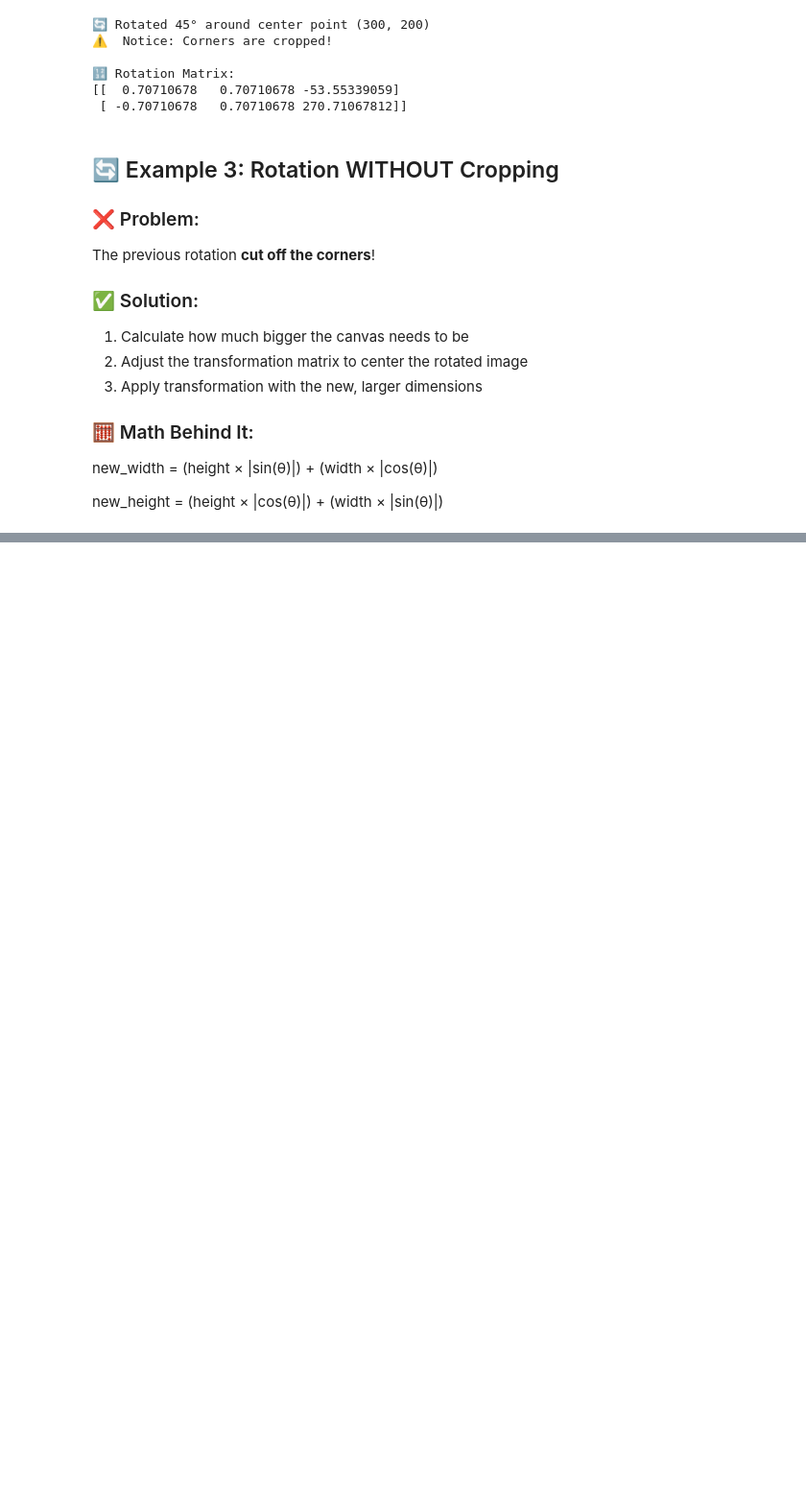
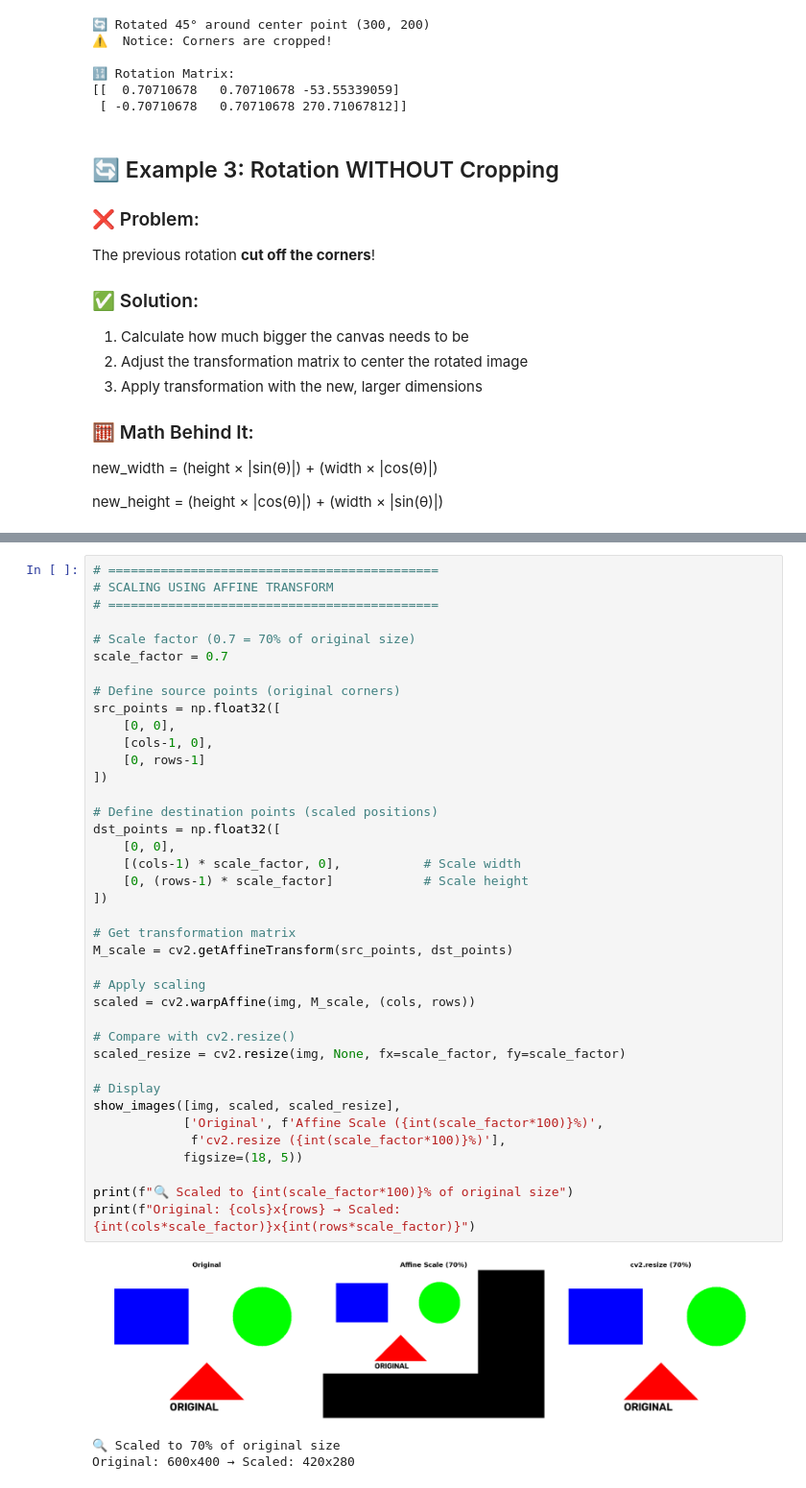
Before and after one commit to Intelli2Byte/OpenCV-practice-projects, a Jupyter notebook: 5thdaycv.ipynb, the cells around one changed output, grey strips where cells are left out. Shown at 96% size. Saved outputs shown, nothing was run; the diff lists cells and outputs as text; blank space fills up the shorter version.

```diff
--- a/5thdaycv.ipynb
+++ b/5thdaycv.ipynb
@@ -292,0 +451,43 @@ new_height = (height × |cos(θ)|) + (width × |sin(θ)|)
+# %%
+# ============================================
+# SCALING USING AFFINE TRANSFORM
+# ============================================
+
+# Scale factor (0.7 = 70% of original size)
+scale_factor = 0.7
+
+# Define source points (original corners)
+src_points = np.float32([
+    [0, 0],
+    [cols-1, 0],
+    [0, rows-1]
+])
+
+# Define destination points (scaled positions)
+dst_points = np.float32([
+    [0, 0],
+    [(cols-1) * scale_factor, 0],           # Scale width
+    [0, (rows-1) * scale_factor]            # Scale height
+])
+
+# Get transformation matrix
+M_scale = cv2.getAffineTransform(src_points, dst_points)
+
+# Apply scaling
+scaled = cv2.warpAffine(img, M_scale, (cols, rows))
+
+# Compare with cv2.resize()
+scaled_resize = cv2.resize(img, None, fx=scale_factor, fy=scale_factor)
+
+# Display
+show_images([img, scaled, scaled_resize],
+            ['Original', f'Affine Scale ({int(scale_factor*100)}%)',
+             f'cv2.resize ({int(scale_factor*100)}%)'],
+            figsize=(18, 5))
+
+print(f"🔍 Scaled to {int(scale_factor*100)}% of original size")
+print(f"Original: {cols}x{rows} → Scaled: {int(cols*scale_factor)}x{int(rows*scale_factor)}")
+# %% [output]
+[figure, added]
+🔍 Scaled to 70% of original size
+Original: 600x400 → Scaled: 420x280
```
Also changed, not shown: parts of 18 cells of this notebook.
